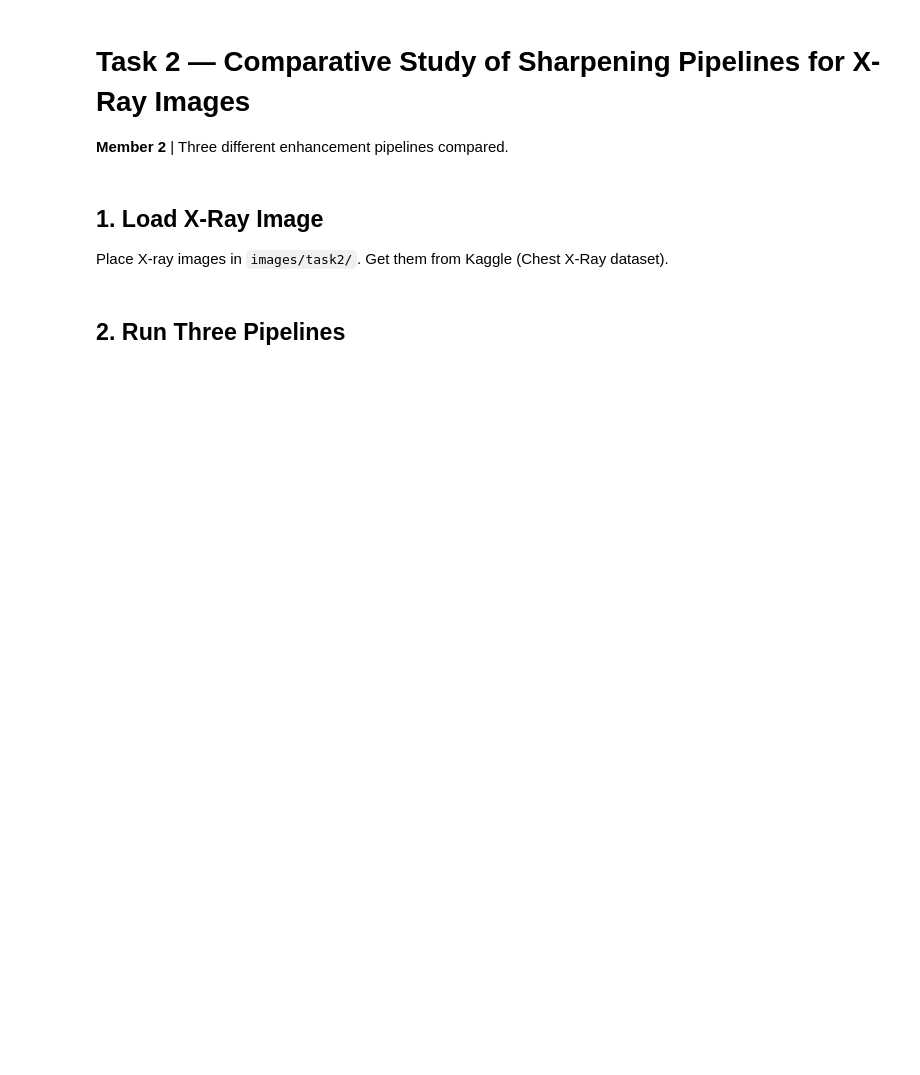
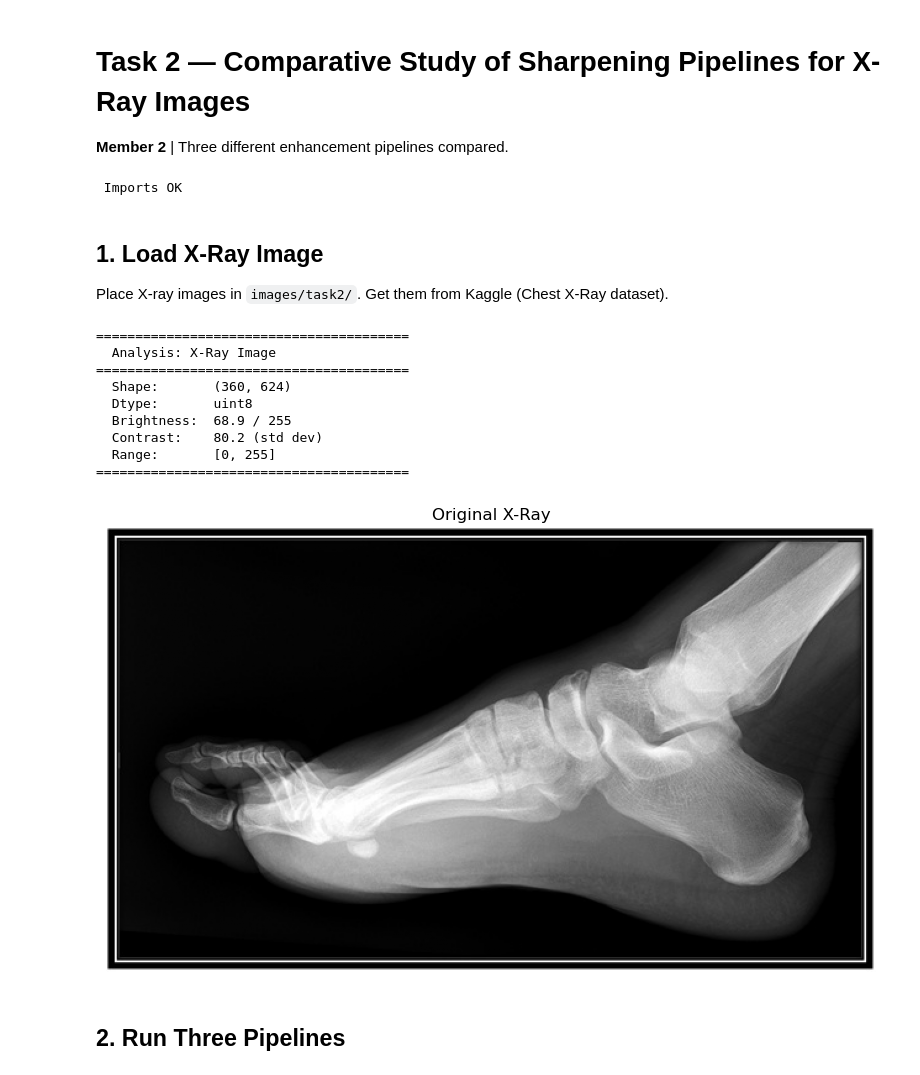
Before and after one commit to ARefaat1/image-processor, a Jupyter notebook: notebooks/test_task2.ipynb, the cells around one changed output. Saved outputs shown, nothing was run; the diff lists cells and outputs as text; code cells hidden in the pictures; blank space fills up the shorter version.

Commit message:
finshed task2

```diff
--- a/notebooks/test_task2.ipynb
+++ b/notebooks/test_task2.ipynb
@@ -12,16 +12,29 @@ import matplotlib.pyplot as plt
 from cv_utils import load_image, show_images_row, print_analysis, to_grayscale, compute_psnr
 from tasks.task2_xray_sharpening import pipeline_a, pipeline_b, pipeline_c, compare_pipelines
 
-print("✅ Imports OK")
+print(" Imports OK")
+# %% [output]
+ Imports OK
 # %% [markdown]
 ## 1. Load X-Ray Image
 
 Place X-ray images in `images/task2/`. Get them from Kaggle (Chest X-Ray dataset).
 # %%
-img = load_image('../images/task2/xray.jpg')  # <-- CHANGE THIS
+img = load_image('../images/task2/x-ray_bone.jpg')
 gray = to_grayscale(img)
 print_analysis(gray, "X-Ray Image")
 show_images_row([gray], ["Original X-Ray"], figsize=(8, 6))
+# %% [output]
+========================================
+  Analysis: X-Ray Image
+========================================
+  Shape:       (360, 624)
+  Dtype:       uint8
+  Brightness:  68.9 / 255
+  Contrast:    80.2 (std dev)
+  Range:       [0, 255]
+========================================
+[figure, added]
 # %% [markdown]
 ## 2. Run Three Pipelines
 # %%
```
Also changed, not shown: parts of 4 cells of this notebook, 21 other files.
